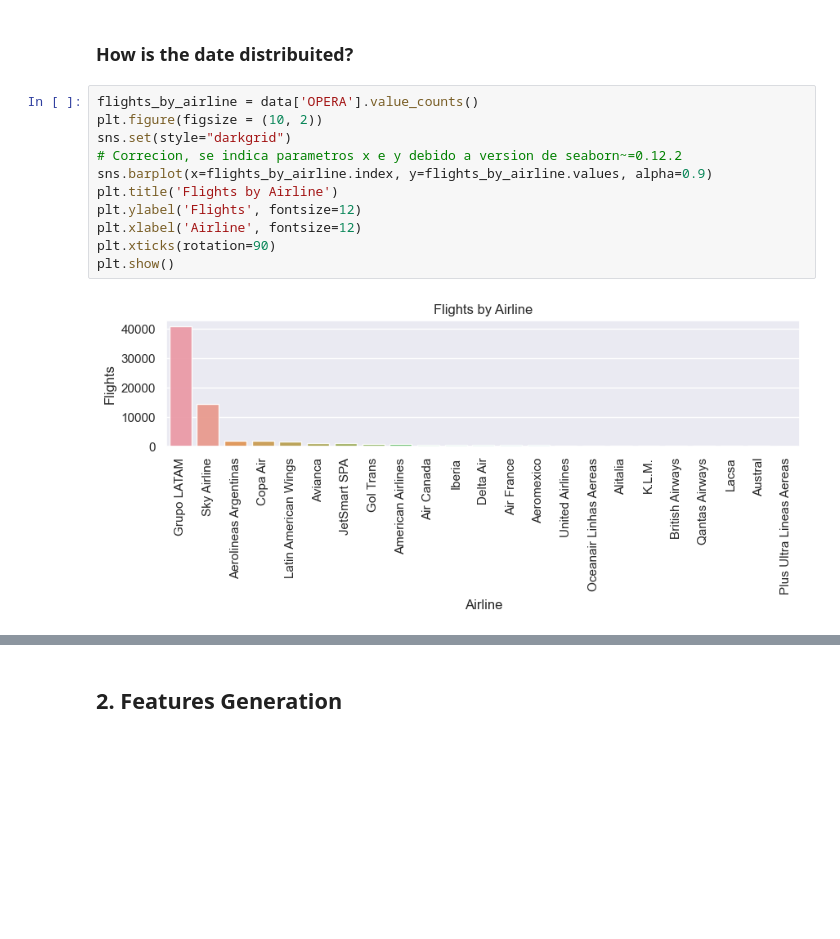
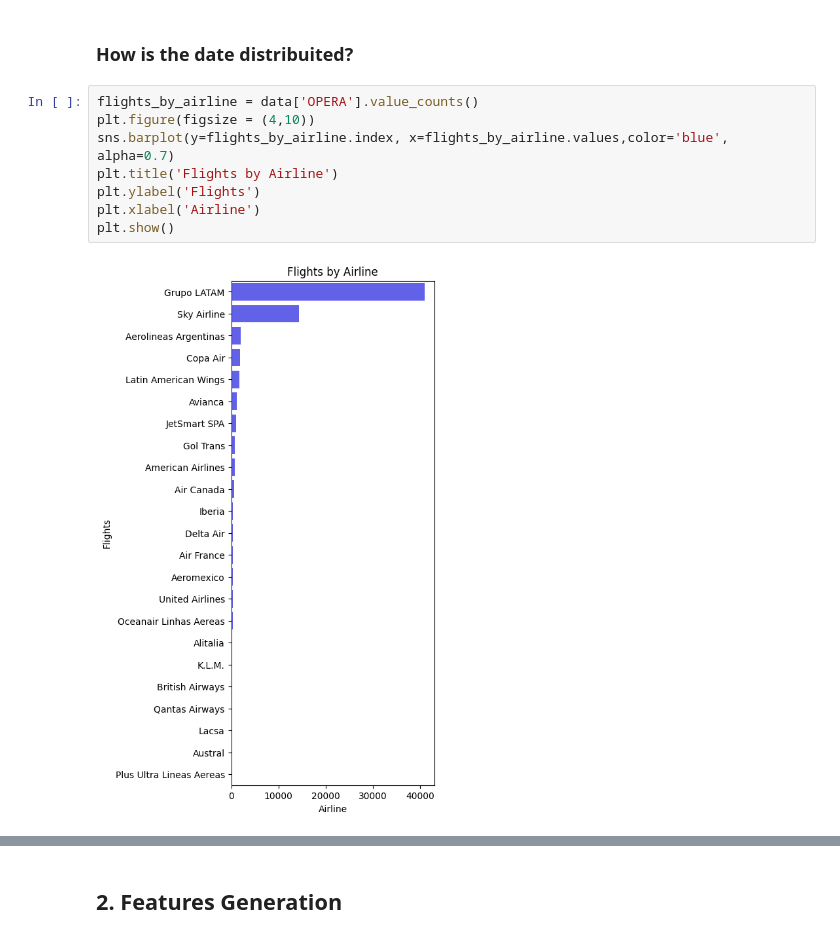
Before and after one commit to judama92/challenge_MLE, a Jupyter notebook: challenge/exploration.ipynb, the cells around one changed output, grey strips where cells are left out. Cells and saved outputs as stored; diff of their text form; blank space fills up the shorter version.

```diff
--- a/challenge/exploration.ipynb
+++ b/challenge/exploration.ipynb
@@ -35,16 +35,13 @@ memory usage: 9.4+ MB
 ### How is the date distribuited?
 # %%
 flights_by_airline = data['OPERA'].value_counts()
-plt.figure(figsize = (10, 2))
-sns.set(style="darkgrid")
-# Correcion, se indica parametros x e y debido a version de seaborn~=0.12.2
-sns.barplot(x=flights_by_airline.index, y=flights_by_airline.values, alpha=0.9)
+plt.figure(figsize = (4,10))
+sns.barplot(y=flights_by_airline.index, x=flights_by_airline.values,color='blue', alpha=0.7)
 plt.title('Flights by Airline')
-plt.ylabel('Flights', fontsize=12)
-plt.xlabel('Airline', fontsize=12)
-plt.xticks(rotation=90)
+plt.ylabel('Flights')
+plt.xlabel('Airline')
 plt.show()
 # %% [output]
-[figure, old version]
+[figure, new version]
 # %%
 flights_by_day = data['DIA'].value_counts()
```
Also changed, not shown: parts of 7 cells of this notebook.
